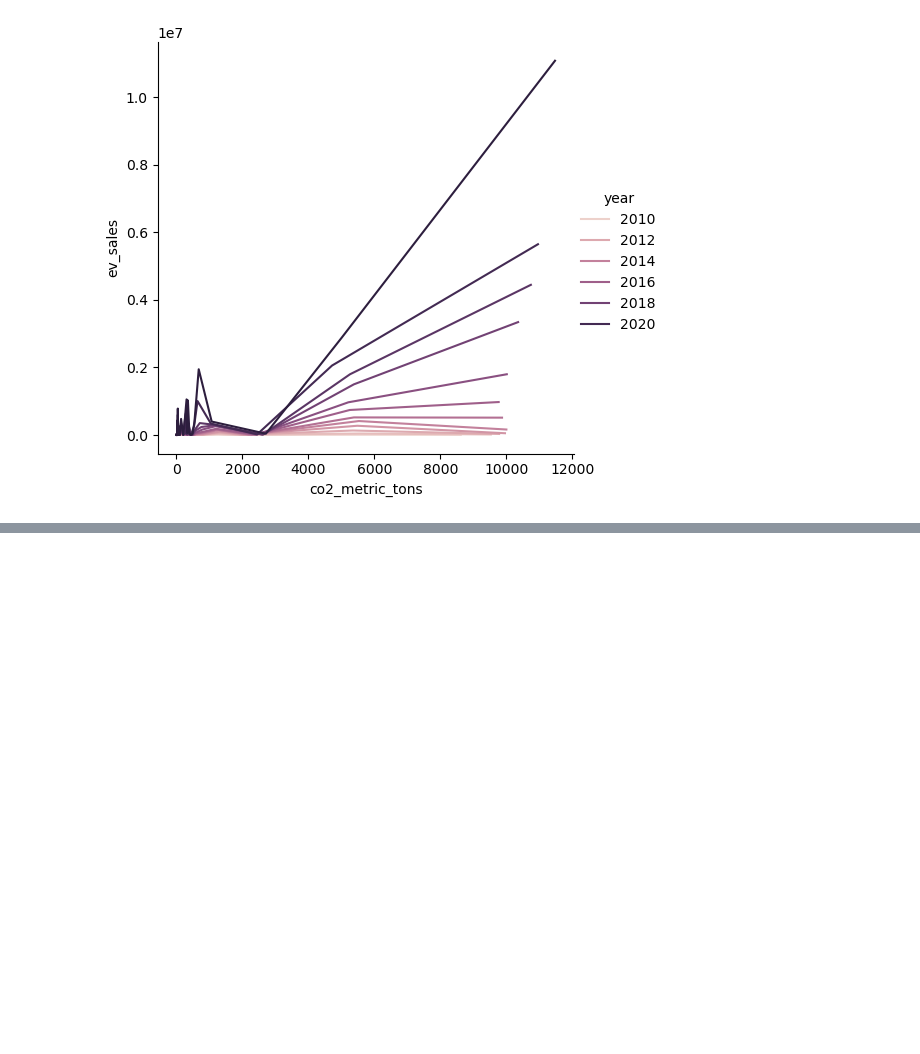
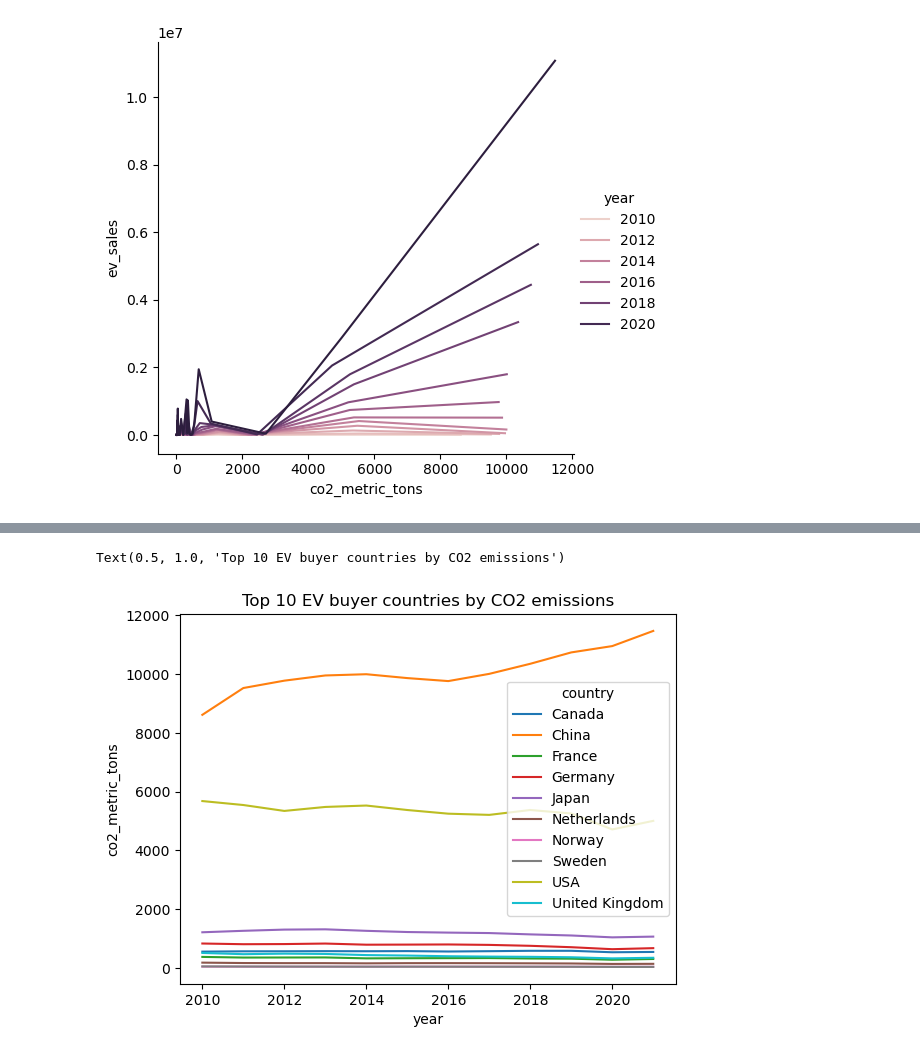
Before and after one commit to TebasMartinez/mini-project-sql-database, a Jupyter notebook: Data Visualization.ipynb, the cells around one changed output, grey strips where cells are left out. Saved outputs shown, nothing was run; the diff lists cells and outputs as text; code cells hidden in the pictures; blank space fills up the shorter version.

```diff
--- a/Data Visualization.ipynb
+++ b/Data Visualization.ipynb
@@ -121,0 +137,6 @@ top10ev
+# %%
+sns.lineplot(data=top10ev, x='year', y='co2_metric_tons', hue='country')
+plt.title("Top 10 EV buyer countries by CO2 emissions")
+# %% [output]
+Text(0.5, 1.0, 'Top 10 EV buyer countries by CO2 emissions')
+[figure, added]
```
Also changed, not shown: parts of 8 cells of this notebook.
